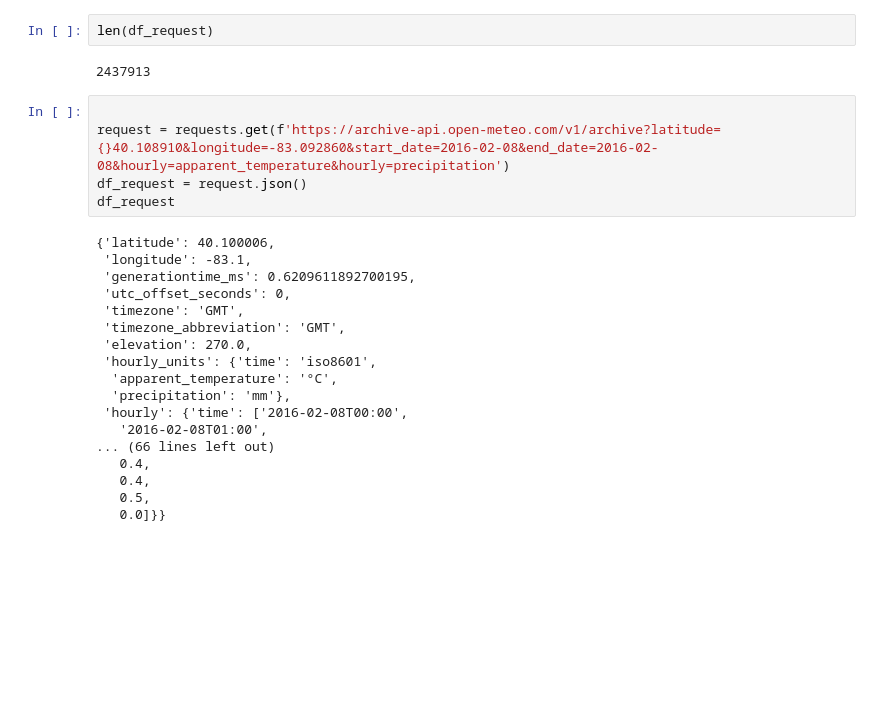
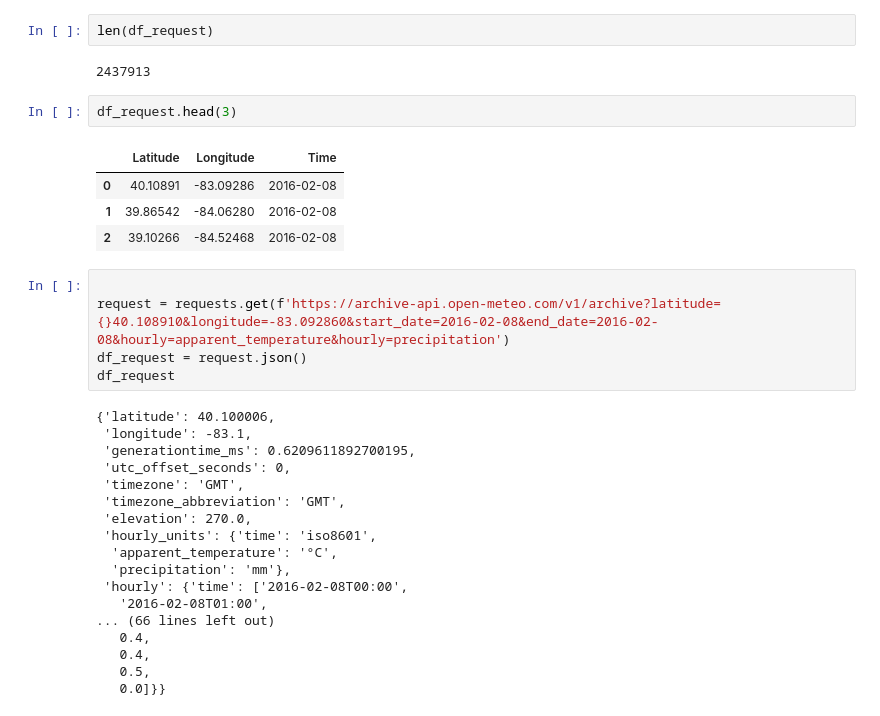
Before and after one commit to williamsasaki/jubilant-robot, a Jupyter notebook: ml_acidentes_tcc.ipynb, the cells around one changed output. Drawn from its saved outputs; the diff is of its cells as text; blank space fills up the shorter version.

```diff
--- a/ml_acidentes_tcc.ipynb
+++ b/ml_acidentes_tcc.ipynb
@@ -344,6 +344,13 @@ df_request = df_request.drop_duplicates()
 len(df_request)
 # %% [output]
 2437913
+# %%
+df_request.head(3)
+# %% [output]
+|  | Latitude | Longitude | Time |
+| 0 | 40.10891 | -83.09286 | 2016-02-08 |
+| 1 | 39.86542 | -84.06280 | 2016-02-08 |
+| 2 | 39.10266 | -84.52468 | 2016-02-08 |
 # %%
 
 request = requests.get(f'https://archive-api.open-meteo.com/v1/archive?latitude={}40.108910&longitude=-83.092860&start_date=2016-02-08&end_date=2016-02-08&hourly=apparent_temperature&hourly=precipitation')
```
Also changed, not shown: parts of 7 cells of this notebook.
